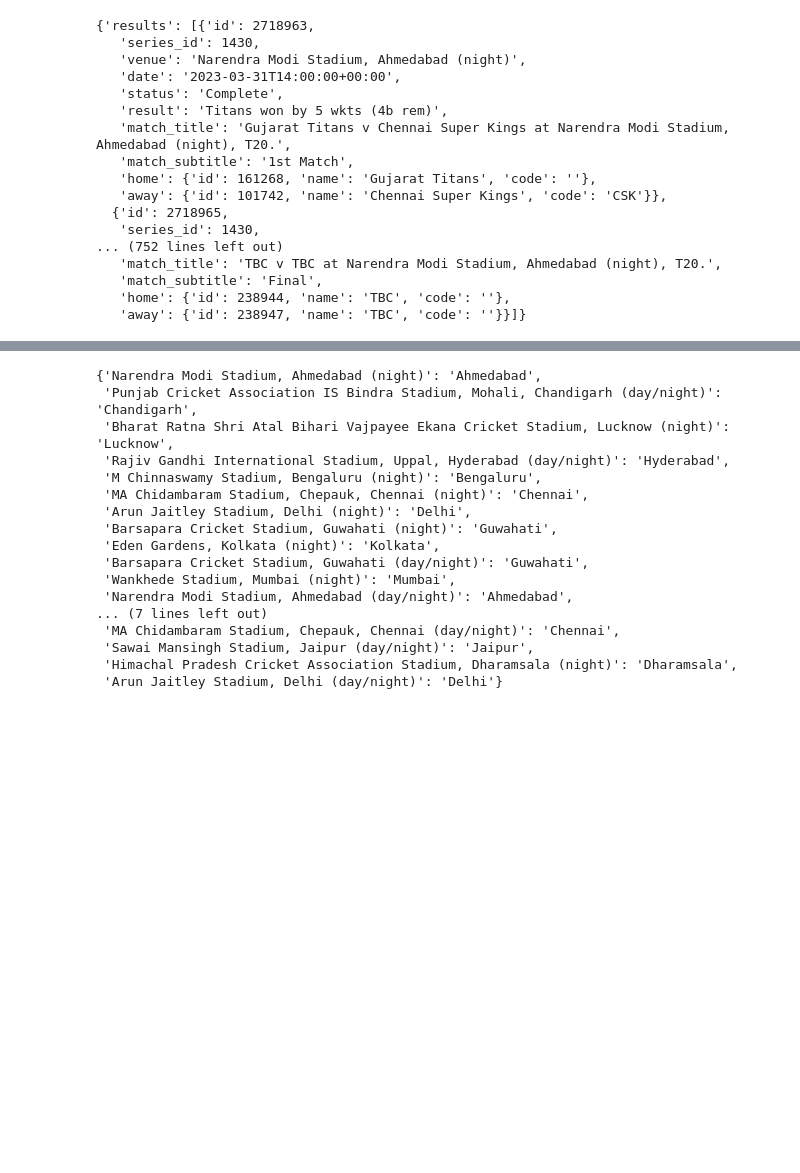
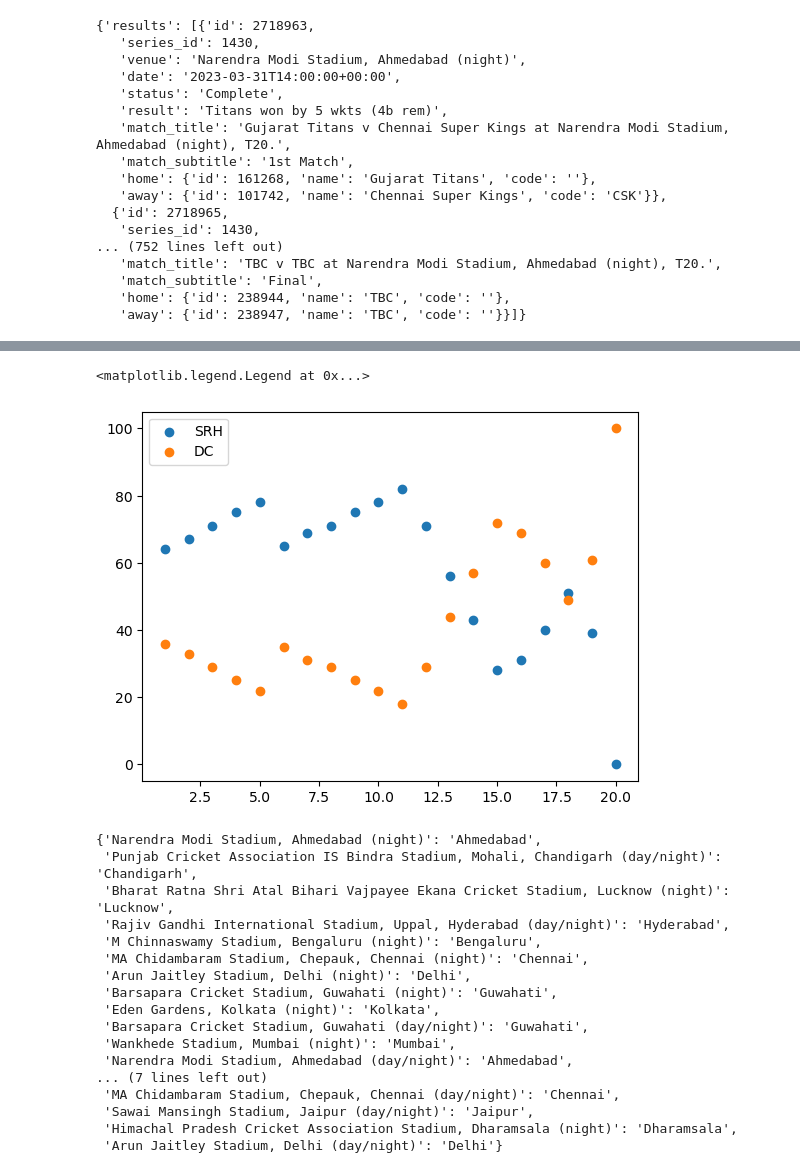
Before and after one commit to prayashdash1729/IPL_win_prediction, a Jupyter notebook: venues_from_api.ipynb, the cells around one changed output, grey strips where cells are left out. Drawn from its saved outputs; the diff is of its cells as text; code cells hidden in the pictures; blank space fills up the shorter version.

```diff
--- a/venues_from_api.ipynb
+++ b/venues_from_api.ipynb
@@ -37,0 +210,5 @@ fixtures
+# %%
+import pandas as pd
+
+plot = pd.read_csv(r"C:\Users\praya\OneDrive\Desktop\plot.csv")
+plot.head()
@@ -38,3 +225,14 @@ fixtures
+# %%
+plot['index'] = np.array(range(1,21))
+# %%
+plot['DC'] = -1*plot['DC']
+# %%
+plt.scatter(plot['index'], plot['SRH'], label='SRH')
+plt.scatter(plot['index'], plot['DC'], label='DC')
+plt.legend()
+# %% [output]
+<matplotlib.legend.Legend at 0x...>
+[figure, added]
 # %%
 cities = dict()
 for match in fixtures["results"]:
```
Also changed, not shown: parts of 17 cells of this notebook, 16 other files.
